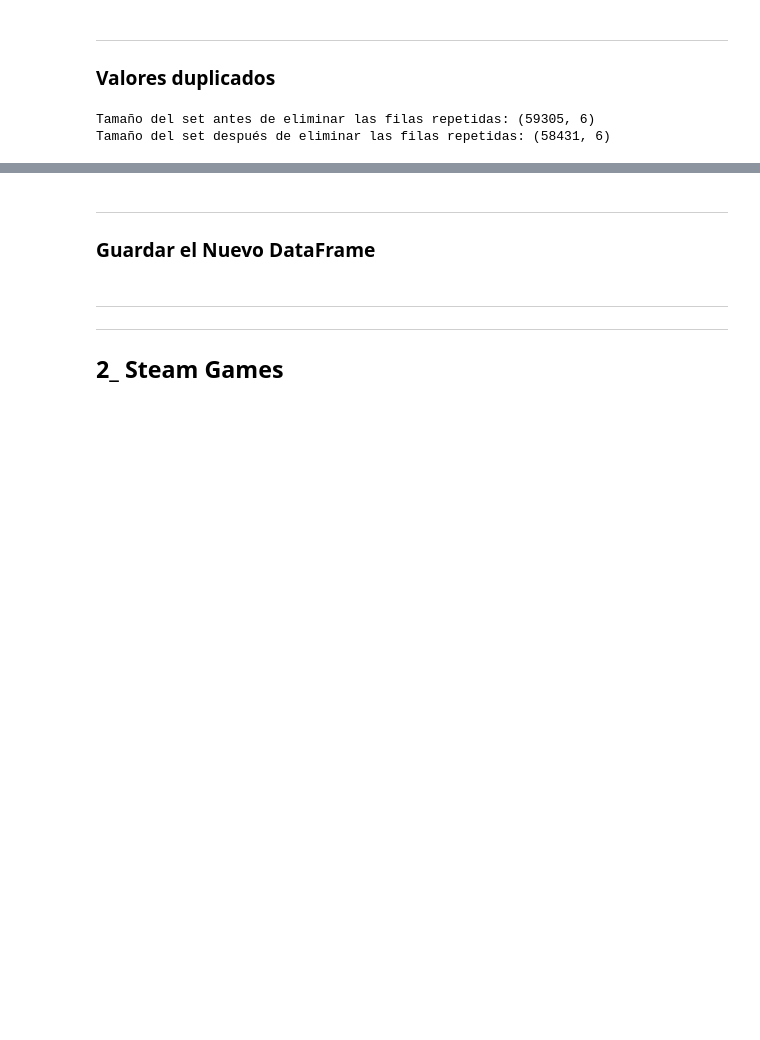
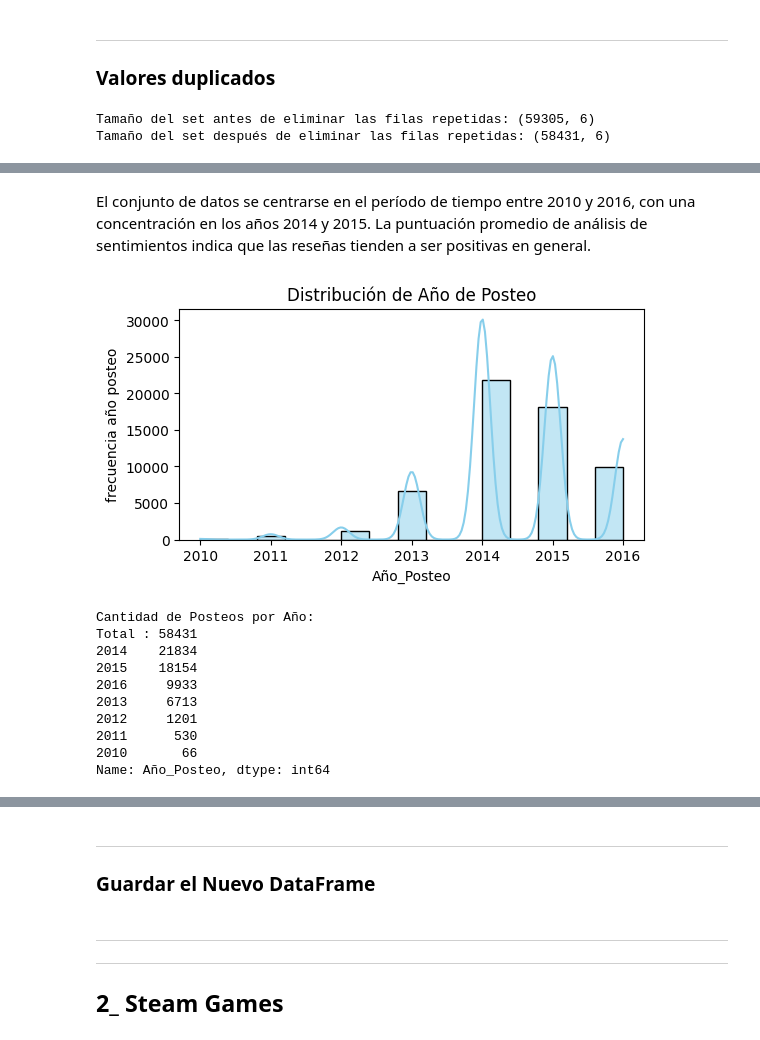
Before and after one commit to Blasferp/Proyecto_Mlop_1, a Jupyter notebook: ETL_EDA/EDA.ipynb, the cells around one changed output, grey strips where cells are left out. Drawn from its saved outputs; the diff is of its cells as text; code cells hidden in the pictures; blank space fills up the shorter version.

```diff
--- a/ETL_EDA/EDA.ipynb
+++ b/ETL_EDA/EDA.ipynb
@@ -300,0 +314,32 @@ Tamaño del set después de eliminar las filas repetidas: (58431, 6)
+# %% [markdown]
+El conjunto de datos se centrarse en el período de tiempo entre 2010 y 2016, con una concentración en los años 2014 y 2015.
+La puntuación promedio de análisis de sentimientos indica que las reseñas tienden a ser positivas en general.
+# %%
+# Distribución de la puntuación de análisis de sentimientos
+
+# Crea variable para laas cantidades
+frecuencia_año_posteo = df_user_reviews['Año_Posteo'].value_counts()
+
+# Generacion de la imagen
+plt.figure(figsize=(6, 3))
+sns.histplot(df_user_reviews['Año_Posteo'], bins=15, kde=True, color='skyblue')
+sns.set(style="darkgrid", context="notebook", palette="dark")
+
+plt.title('Distribución de Año de Posteo')
+plt.xlabel('Año_Posteo')
+plt.ylabel('frecuencia año posteo')
+plt.show()
+
+print(f'Cantidad de Posteos por Año:\nTotal : {frecuencia_año_posteo.sum()} \n{frecuencia_año_posteo}')
+# %% [output]
+[figure, added]
+Cantidad de Posteos por Año:
+Total : 58431
+2014    21834
+2015    18154
+2016     9933
+2013     6713
+2012     1201
+2011      530
+2010       66
+Name: Año_Posteo, dtype: int64
```
Also changed, not shown: parts of 47 cells of this notebook, 8 other files.
